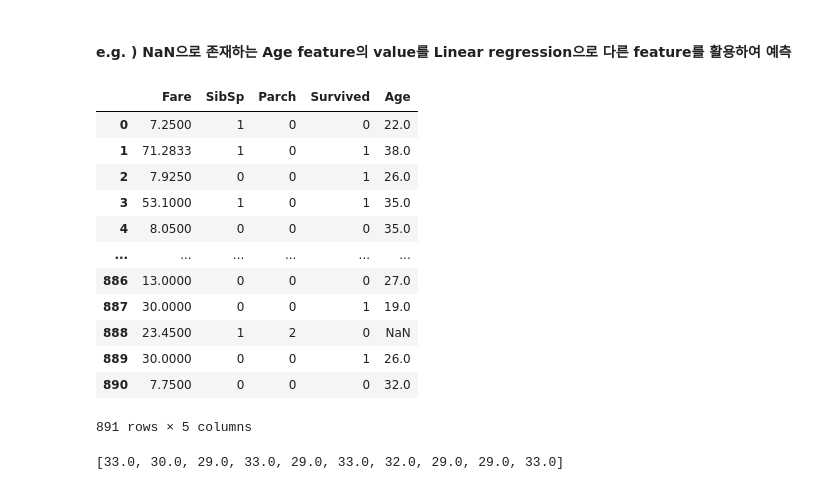
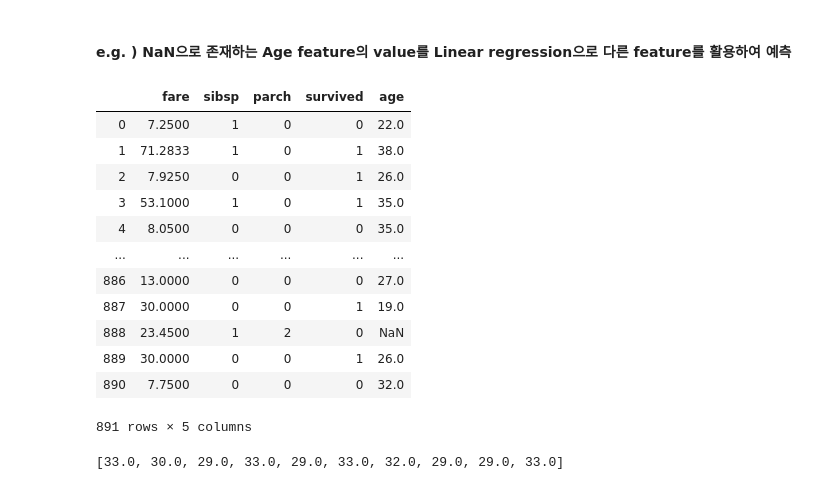
Before and after one commit to yahwang/Data-Processing-With-Pandas-Note, a Jupyter notebook: null_value.ipynb, the cells around one changed output. Saved outputs shown, nothing was run; the diff lists cells and outputs as text; code cells hidden in the pictures.

```diff
--- a/null_value.ipynb
+++ b/null_value.ipynb
@@ -147,23 +172,23 @@ fill_df.interpolate(method='linear') # linear는 앞 뒤의 평균값으로 대
 ### 1. Linear Regression으로 채우기
 # %% [markdown]
 #### e.g. ) NaN으로 존재하는 Age feature의 value를  Linear regression으로 다른 feature를 활용하여 예측
-# %%
-fill_reg_df = train2.loc[:,['Fare', 'SibSp', 'Parch', 'Survived','Age']]
-fill_reg_df
-# %% [output]
-|  | Fare | SibSp | Parch | Survived | Age |
-| 0 | 7.2500 | 1 | 0 | 0 | 22.0 |
-| 1 | 71.2833 | 1 | 0 | 1 | 38.0 |
-| 2 | 7.9250 | 0 | 0 | 1 | 26.0 |
-| 3 | 53.1000 | 1 | 0 | 1 | 35.0 |
-| 4 | 8.0500 | 0 | 0 | 0 | 35.0 |
-| ... | ... | ... | ... | ... | ... |
-| 886 | 13.0000 | 0 | 0 | 0 | 27.0 |
-| 887 | 30.0000 | 0 | 0 | 1 | 19.0 |
-| 888 | 23.4500 | 1 | 2 | 0 | NaN |
-| 889 | 30.0000 | 0 | 0 | 1 | 26.0 |
-| 890 | 7.7500 | 0 | 0 | 0 | 32.0 |
-891 rows × 5 columns
+# %%
+fill_reg_df = titanic.loc[:,['fare', 'sibsp', 'parch', 'survived','age']]
+fill_reg_df
+# %% [output]
+|  | fare | sibsp | parch | survived | age |
+| 0 | 7.2500 | 1 | 0 | 0 | 22.0 |
+| 1 | 71.2833 | 1 | 0 | 1 | 38.0 |
+| 2 | 7.9250 | 0 | 0 | 1 | 26.0 |
+| 3 | 53.1000 | 1 | 0 | 1 | 35.0 |
+| 4 | 8.0500 | 0 | 0 | 0 | 35.0 |
+| ... | ... | ... | ... | ... | ... |
+| 886 | 13.0000 | 0 | 0 | 0 | 27.0 |
+| 887 | 30.0000 | 0 | 0 | 1 | 19.0 |
+| 888 | 23.4500 | 1 | 2 | 0 | NaN |
+| 889 | 30.0000 | 0 | 0 | 1 | 26.0 |
+| 890 | 7.7500 | 0 | 0 | 0 | 32.0 |
+891 rows × 5 columns
 # %%
 from sklearn import linear_model
 reg = linear_model.LinearRegression()
```
Also changed, not shown: parts of 15 cells of this notebook.
